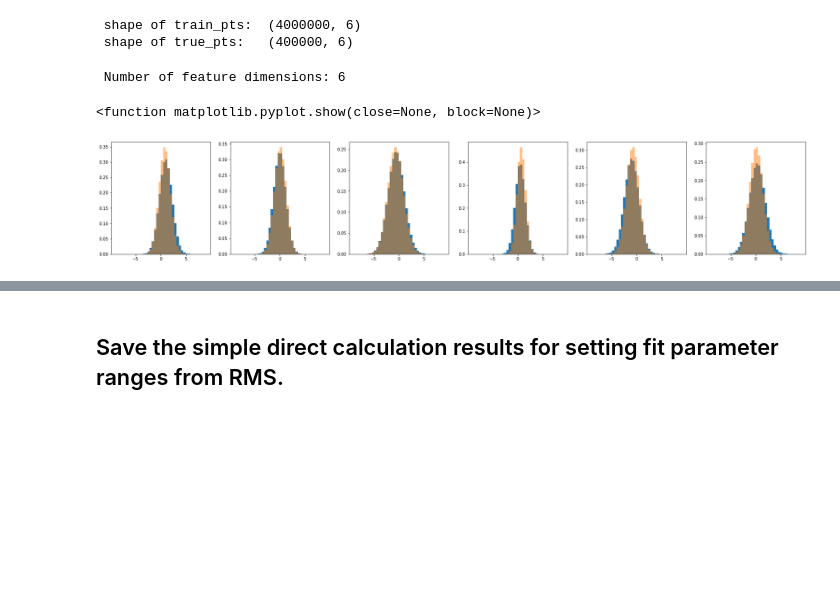
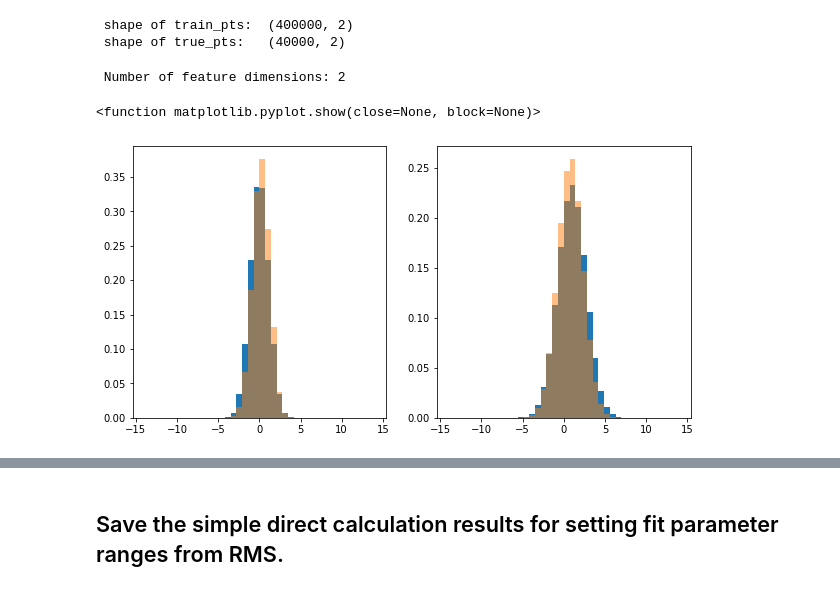
Before and after one commit to owen234/omnifold-testing1, a Jupyter notebook: inspect-bootstraps.ipynb, the cells around one changed output, grey strips where cells are left out. Drawn from its saved outputs; the diff is of its cells as text; code cells hidden in the pictures; blank space fills up the shorter version.

```diff
--- a/inspect-bootstraps.ipynb
+++ b/inspect-bootstraps.ipynb
@@ -16,7 +16,7 @@ import read_config_utils as cu
 
 import matplotlib as mpl
 # %%
-input_dir = 'output-files-bootstrap-test6b-6d-1b'
+input_dir = 'output-files-bootstrap-test6b-2d-2a'
 
 
 with open( '%s/train-and-true-samples.npy' % input_dir, 'rb') as f :
@@ -30,8 +30,8 @@ print(' shape of train_pts:  %s' % str(train_pts.shape))
 print(' shape of true_pts:   %s' % str(true_pts.shape))
 print('\n\n')
 # %% [output]
- shape of train_pts:  (4000000, 6)
- shape of true_pts:   (400000, 6)
+ shape of train_pts:  (400000, 2)
+ shape of true_pts:   (40000, 2)
 # %%
 config_file = '%s/config.txt' % (input_dir)
 
@@ -43,7 +43,7 @@ if not exists(config_file) :
 ndim = int(cu.get_par( config_file, "ndim"))
 print("\n\n Number of feature dimensions: %d\n\n" % ndim)
 # %% [output]
- Number of feature dimensions: 6
+ Number of feature dimensions: 2
 # %%
 with open( '%s/config-pars.npy' % input_dir, 'rb') as f :
     train_mu = np.load(f, allow_pickle=True )
@@ -56,26 +56,26 @@ with open( '%s/config-pars.npy' % input_dir, 'rb') as f :
 # %%
 fig,ax = plt.subplots( 1, ndim, figsize=(5*ndim,5))
 
 
 
 hmin=-5
 hmax=5
 
 
-hmin=-9
-hmax=9
+hmin=-14
+hmax=14
 
 hbins=40
 
 
 for i in range(ndim) :
         ax[i].hist( train_det_pts[:,i],bins=hbins, range=[hmin,hmax], density=True )
         ax[i].hist( true_det_pts[:,i],bins=hbins, range=[hmin,hmax], density=True, alpha=0.5 )
 
 plt.show
 # %% [output]
 <function matplotlib.pyplot.show(close=None, block=None)>
-[figure, old version]
+[figure, new version]
 # %%
 fig,ax = plt.subplots( 1, ndim, figsize=(5*ndim,5))
 
```
Also changed, not shown: parts of 26 cells of this notebook, 3 other files.
